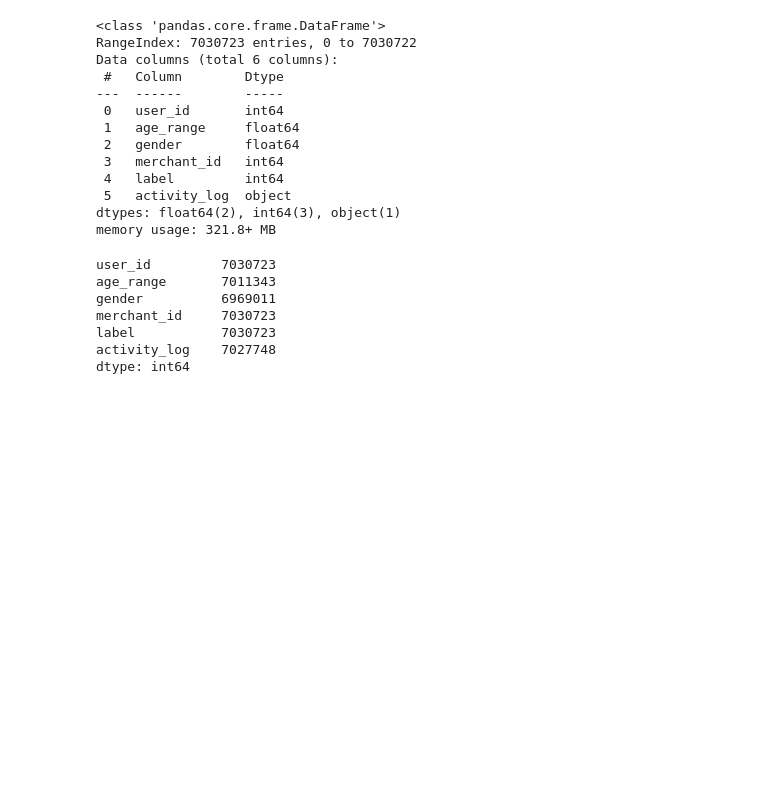
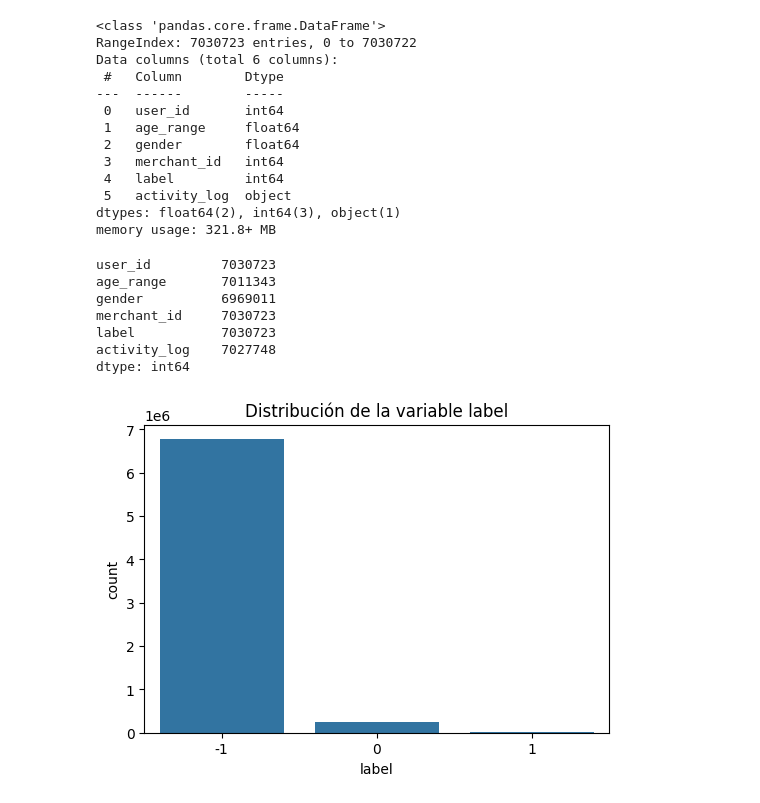
Before and after one commit to Dahernandezsilve/P2DataScience, a Jupyter notebook: Proyecto2.ipynb, the cells around one changed output. Saved outputs shown, nothing was run; the diff lists cells and outputs as text; code cells hidden in the pictures; blank space fills up the shorter version.

```diff
--- a/Proyecto2.ipynb
+++ b/Proyecto2.ipynb
@@ -52,8 +61,8 @@ El reto cuenta con dos formatos de datasets, el formato 1 según sus propias ins
 # %% [markdown]
 ### 📩 Inciso 2. Carga de los datos
 # %%
-dataTest = pd.read_csv('data/data_format2/test_format2.csv')
-dataTrain = pd.read_csv('data/data_format2/train_format2.csv')
+dataTest = pd.read_csv('data/data_format1/data_format1/train_format1.csv')
+dataTrain = pd.read_csv('data/data_format2/data_format2/train_format2.csv')
 # %% [markdown]
 ### 🧹 Inciso 3. Preprocesamiento y limpieza de datos
 # %%
@@ -89,3 +98,11 @@ merchant_id     7030723
 label           7030723
 activity_log    7027748
 dtype: int64
+# %%
+# Distribución de la variable label
+plt.figure(figsize=(6,4))
+sns.countplot(x='label', data=dataTrain)
+plt.title('Distribución de la variable label')
+plt.show()
+# %% [output]
+[figure, added]
```
Also changed, not shown: parts of 7 cells of this notebook.
